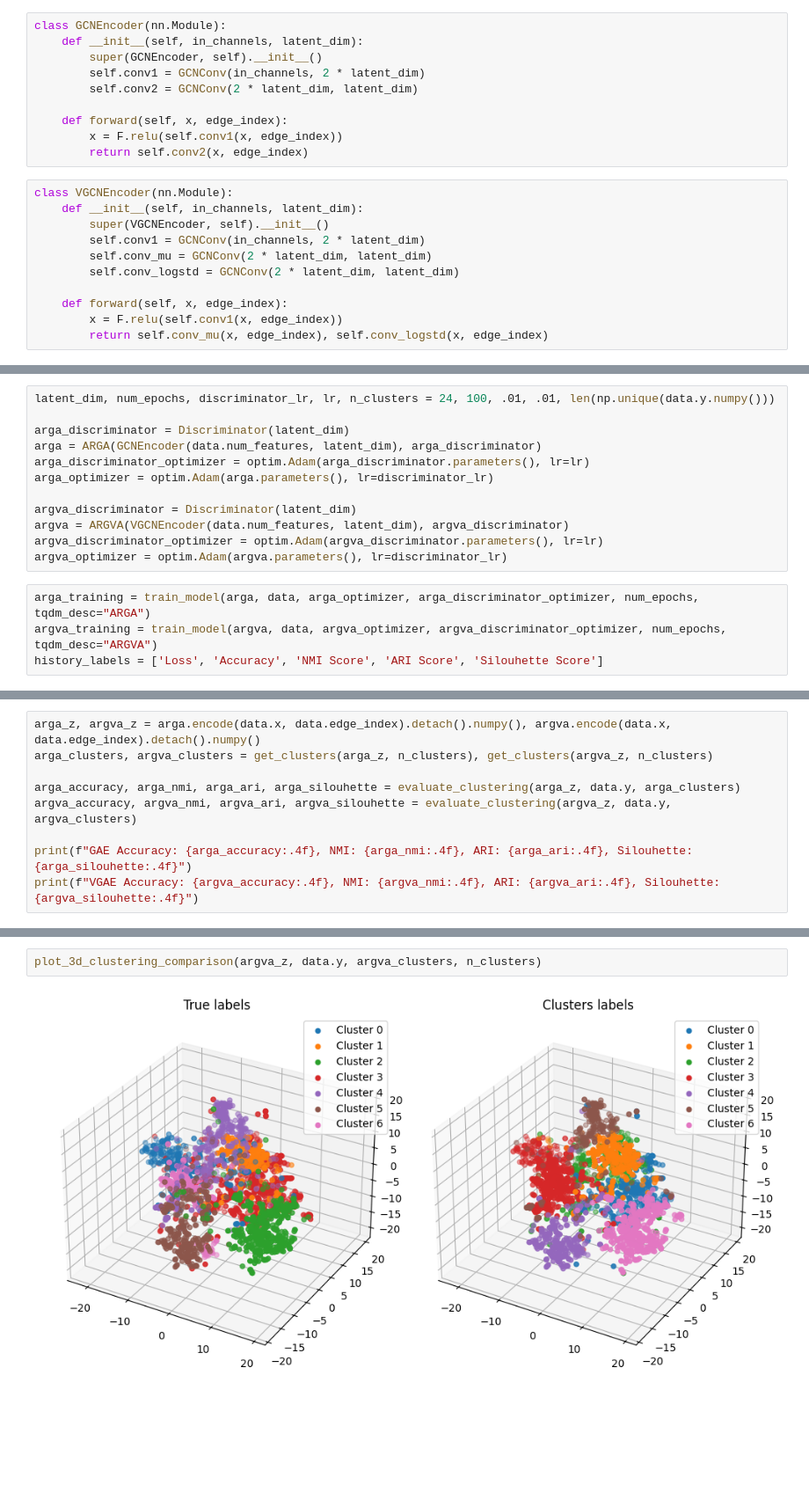
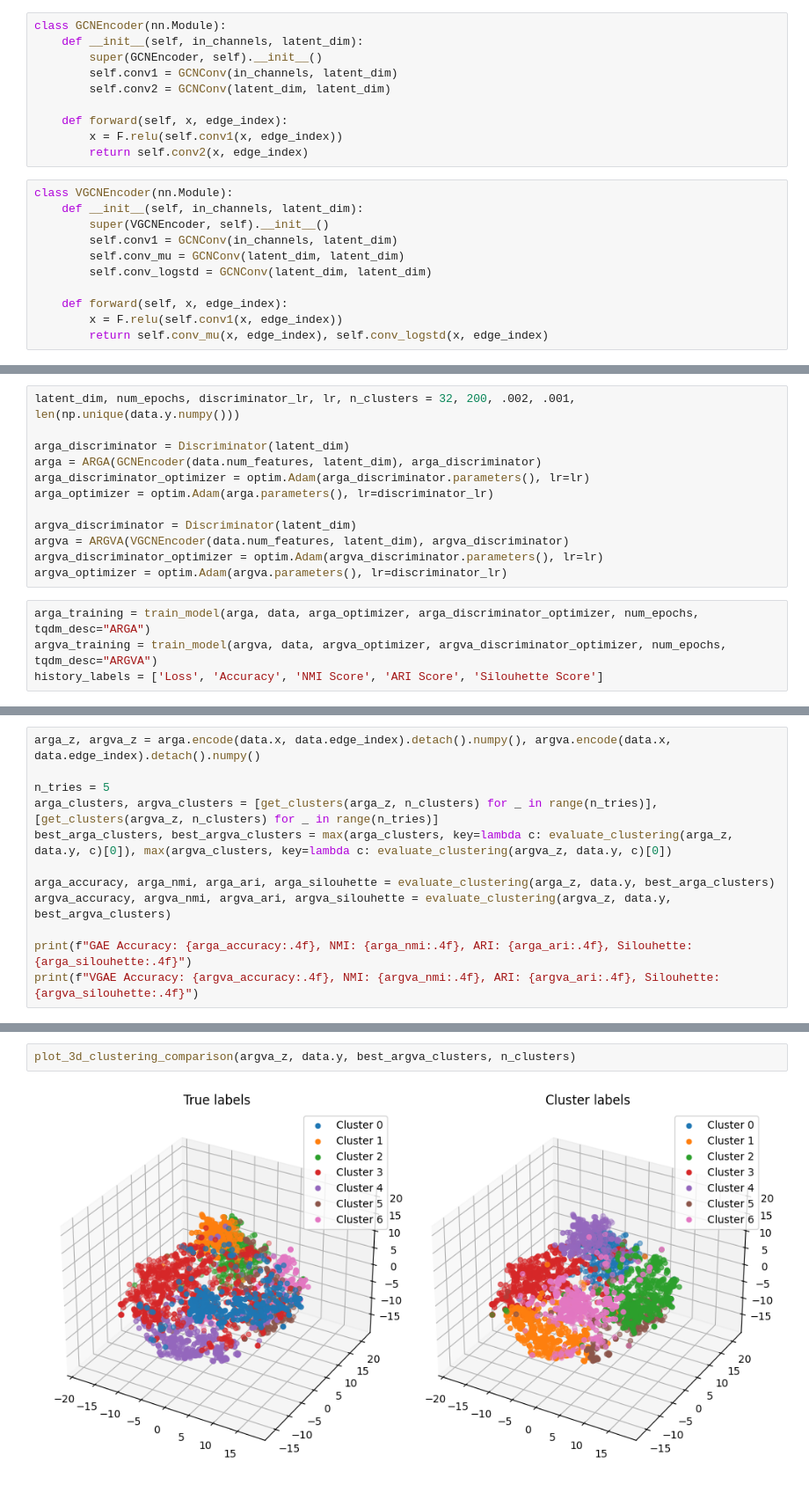
Before and after one commit to timothewt/AdvancedGraphClustering, a Jupyter notebook: notebooks/tw-3-adversarially_regularized_graph_autoencoder.ipynb.ipynb, the cells around one changed output, grey strips where cells are left out. Shown at 88% size. Cells and saved outputs as stored; diff of their text form; blank space fills up the shorter version.

```diff
--- a/notebooks/tw-3-adversarially_regularized_graph_autoencoder.ipynb.ipynb
+++ b/notebooks/tw-3-adversarially_regularized_graph_autoencoder.ipynb.ipynb
@@ -30,8 +30,8 @@ The discriminator is simply a fully connected neural network with three layers.
 class GCNEncoder(nn.Module):
 	def __init__(self, in_channels, latent_dim):
 		super(GCNEncoder, self).__init__()
-		self.conv1 = GCNConv(in_channels, 2 * latent_dim)
-		self.conv2 = GCNConv(2 * latent_dim, latent_dim)
+		self.conv1 = GCNConv(in_channels, latent_dim)
+		self.conv2 = GCNConv(latent_dim, latent_dim)
 
 	def forward(self, x, edge_index):
 		x = F.relu(self.conv1(x, edge_index))
@@ -40,9 +40,9 @@ class GCNEncoder(nn.Module):
 class VGCNEncoder(nn.Module):
 	def __init__(self, in_channels, latent_dim):
 		super(VGCNEncoder, self).__init__()
-		self.conv1 = GCNConv(in_channels, 2 * latent_dim)
-		self.conv_mu = GCNConv(2 * latent_dim, latent_dim)
-		self.conv_logstd = GCNConv(2 * latent_dim, latent_dim)
+		self.conv1 = GCNConv(in_channels, latent_dim)
+		self.conv_mu = GCNConv(latent_dim, latent_dim)
+		self.conv_logstd = GCNConv(latent_dim, latent_dim)
 
 	def forward(self, x, edge_index):
 		x = F.relu(self.conv1(x, edge_index))
@@ -86,7 +86,7 @@ def train_model(model: ARGA | ARGVA, data: Data, optimizer: optim.Optimizer, dis
 		pbar.set_postfix({"Loss": loss.item(), "Accuracy": accuracy, "NMI": nmi, "ARI": ari, "Silouhette": silouhette})
 	return metrics
 # %%
-latent_dim, num_epochs, discriminator_lr, lr, n_clusters = 24, 100, .01, .01, len(np.unique(data.y.numpy()))
+latent_dim, num_epochs, discriminator_lr, lr, n_clusters = 32, 200, .002, .001, len(np.unique(data.y.numpy()))
 
 arga_discriminator = Discriminator(latent_dim)
 arga = ARGA(GCNEncoder(data.num_features, latent_dim), arga_discriminator)
@@ -112,9 +112,12 @@ plot_training_history(history_labels, argva_training, "ARGVA")
 # %%
 arga_z, argva_z = arga.encode(data.x, data.edge_index).detach().numpy(), argva.encode(data.x, data.edge_index).detach().numpy()
-arga_clusters, argva_clusters = get_clusters(arga_z, n_clusters), get_clusters(argva_z, n_clusters)
 
-arga_accuracy, arga_nmi, arga_ari, arga_silouhette = evaluate_clustering(arga_z, data.y, arga_clusters)
-argva_accuracy, argva_nmi, argva_ari, argva_silouhette = evaluate_clustering(argva_z, data.y, argva_clusters)
+n_tries = 5
+arga_clusters, argva_clusters = [get_clusters(arga_z, n_clusters) for _ in range(n_tries)], [get_clusters(argva_z, n_clusters) for _ in range(n_tries)]
+best_arga_clusters, best_argva_clusters = max(arga_clusters, key=lambda c: evaluate_clustering(arga_z, data.y, c)[0]), max(argva_clusters, key=lambda c: evaluate_clustering(argva_z, data.y, c)[0])
+
+arga_accuracy, arga_nmi, arga_ari, arga_silouhette = evaluate_clustering(arga_z, data.y, best_arga_clusters)
+argva_accuracy, argva_nmi, argva_ari, argva_silouhette = evaluate_clustering(argva_z, data.y, best_argva_clusters)
 
 print(f"GAE Accuracy: {arga_accuracy:.4f}, NMI: {arga_nmi:.4f}, ARI: {arga_ari:.4f}, Silouhette: {arga_silouhette:.4f}")
 print(f"VGAE Accuracy: {argva_accuracy:.4f}, NMI: {argva_nmi:.4f}, ARI: {argva_ari:.4f}, Silouhette: {argva_silouhette:.4f}")
@@ -128,4 +131,4 @@ plot_3d_clustering_comparison(arga_z, data.y, arga_clusters, n_clusters)
 # %%
-plot_3d_clustering_comparison(argva_z, data.y, argva_clusters, n_clusters)
+plot_3d_clustering_comparison(argva_z, data.y, best_argva_clusters, n_clusters)
 # %% [output]
-[figure, old version]
+[figure, new version]
```
Also changed, not shown: parts of 4 cells of this notebook, 2 other files.
